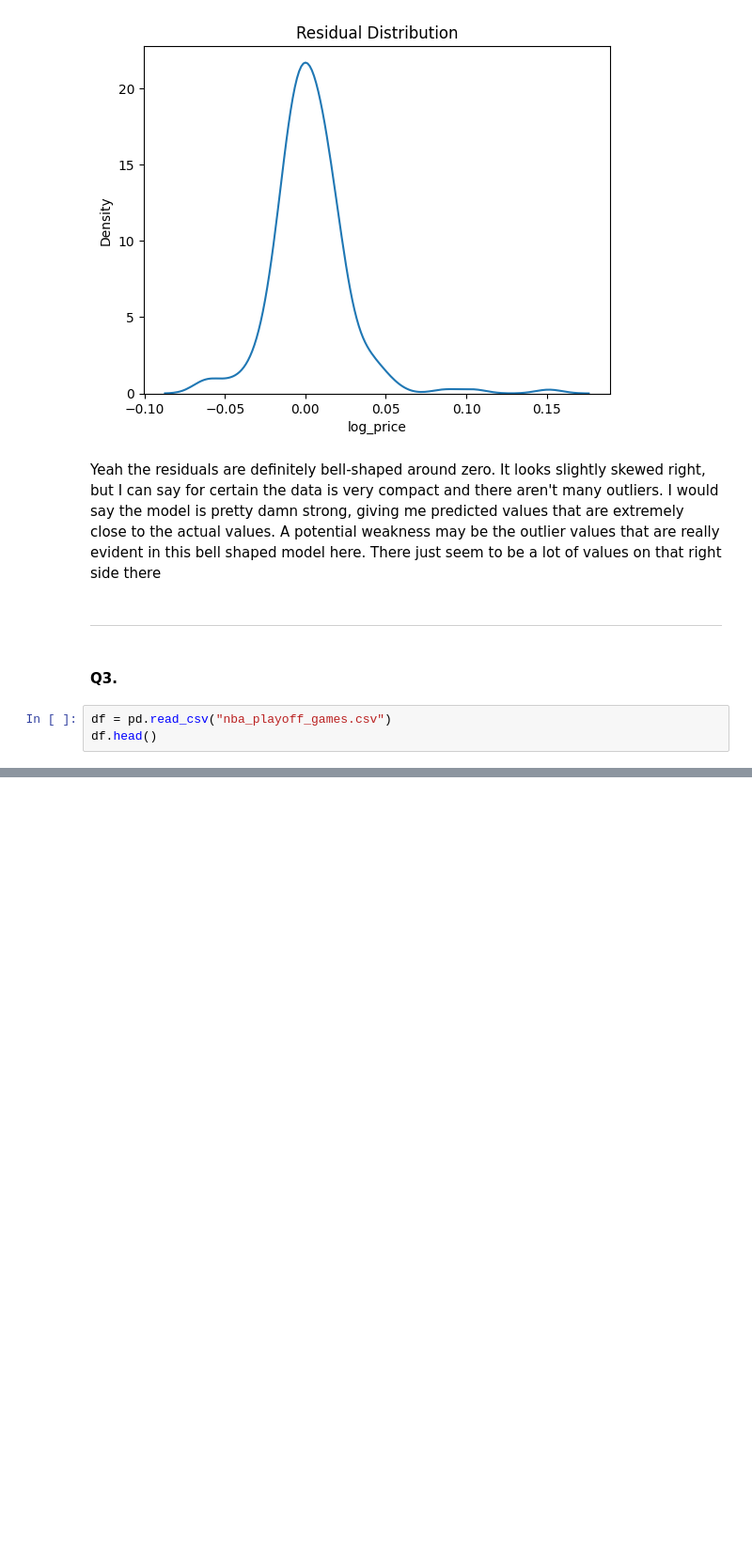
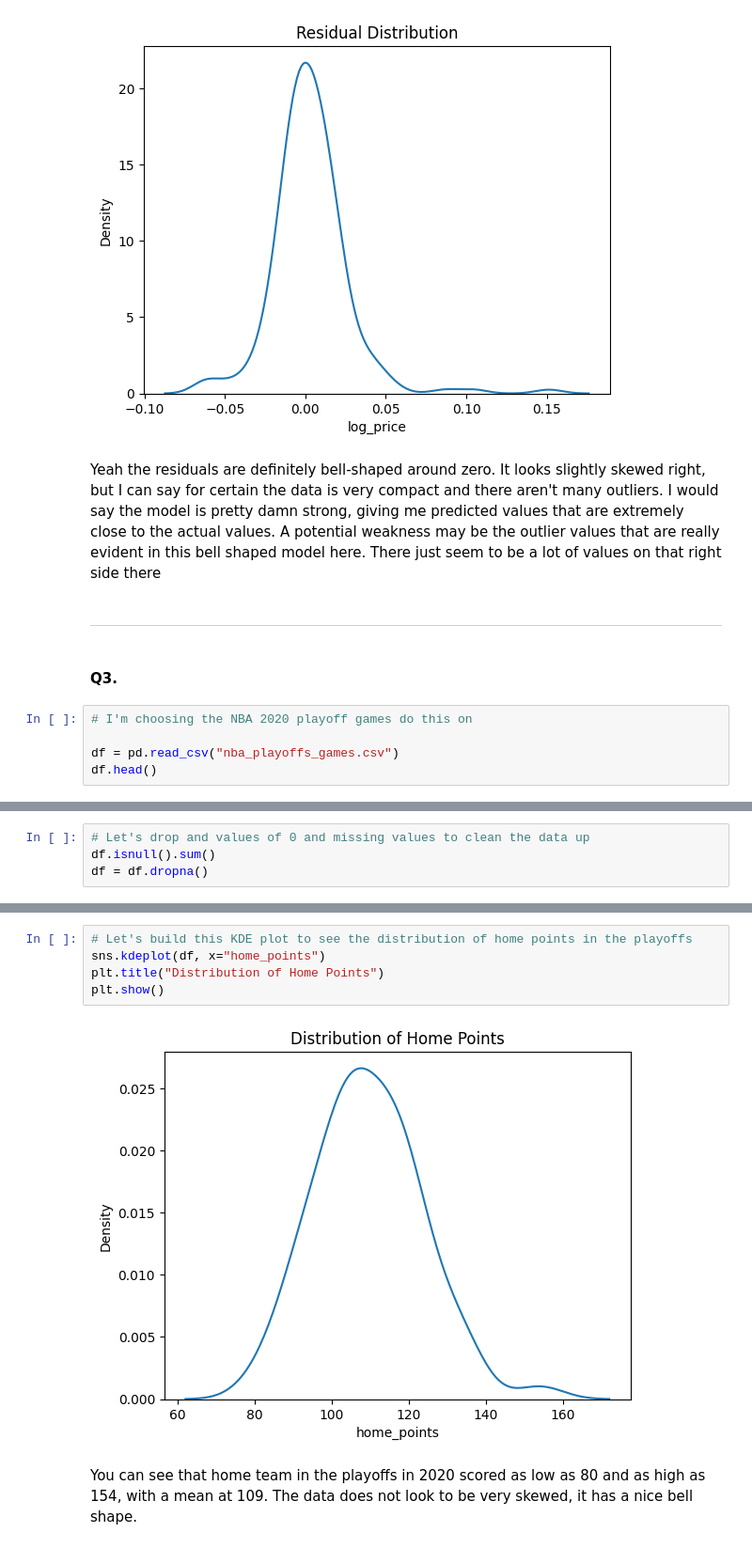
Before and after one commit to kylevogel/week_8, a Jupyter notebook: Lab4.ipynb, the cells around one changed output, grey strips where cells are left out. Shown at 94% size. Drawn from its saved outputs; the diff is of its cells as text; blank space fills up the shorter version.

```diff
--- a/Lab4.ipynb
+++ b/Lab4.ipynb
@@ -549,6 +549,8 @@ Yeah the residuals are definitely bell-shaped around zero. It looks slightly ske
 # %% [markdown]
 #### Q3.
 # %%
-df = pd.read_csv("nba_playoff_games.csv")
+# I'm choosing the NBA 2020 playoff games do this on
+
+df = pd.read_csv("nba_playoffs_games.csv")
 df.head()
 # %% [output]
@@ -555,0 +570,4 @@ FileNotFoundError: [Errno 2] No such file or directory: 'nba_playoff_games.csv'
+# %%
+# Let's drop and values of 0 and missing values to clean the data up
+df.isnull().sum()
+df = df.dropna()
@@ -555,0 +587,9 @@ FileNotFoundError: [Errno 2] No such file or directory: 'nba_playoff_games.csv'
+# %%
+# Let's build this KDE plot to see the distribution of home points in the playoffs
+sns.kdeplot(df, x="home_points")
+plt.title("Distribution of Home Points")
+plt.show()
+# %% [output]
+[figure, added]
+# %% [markdown]
+You can see that home team in the playoffs in 2020 scored as low as 80 and as high as 154, with a mean at 109. The data does not look to be very skewed, it has a nice bell shape.
```
Also changed, not shown: parts of 13 cells of this notebook.
